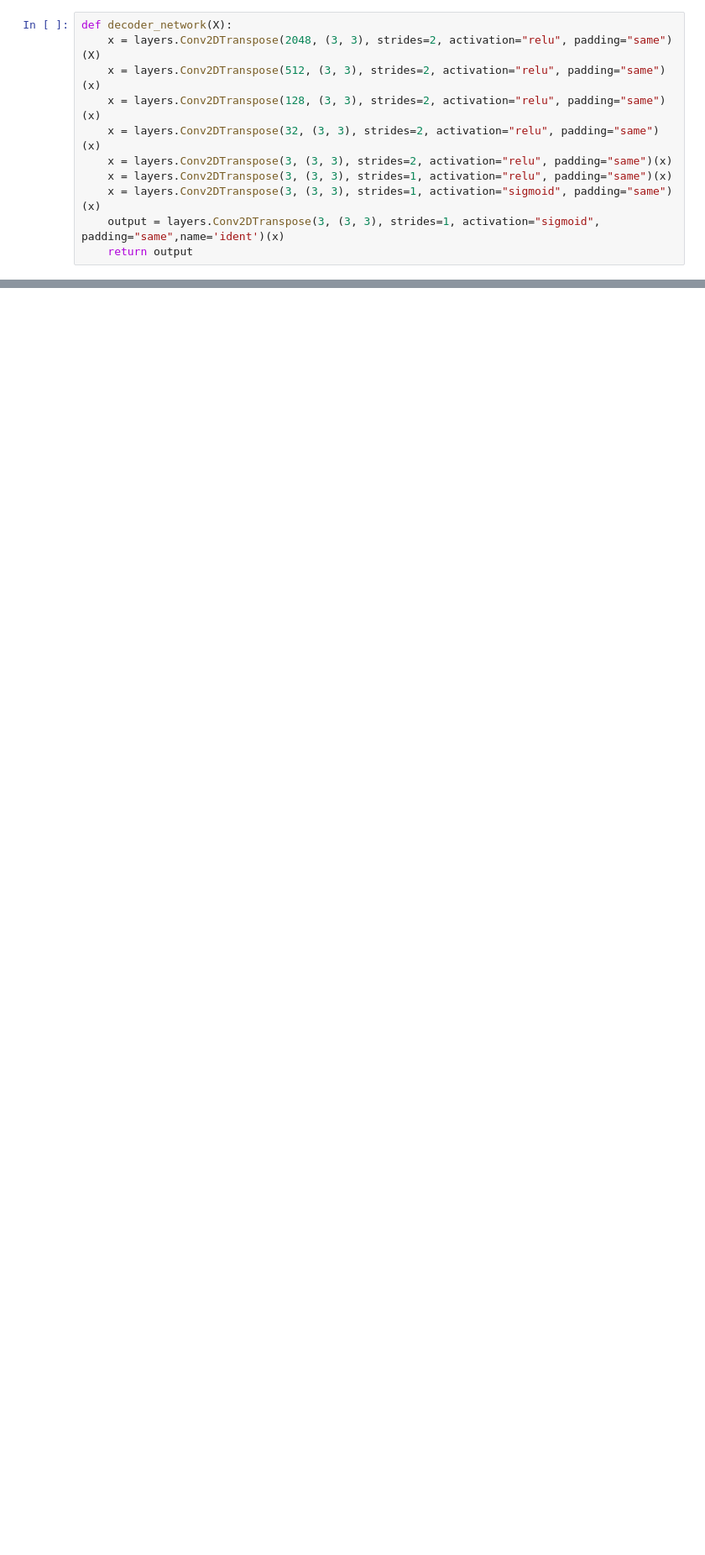
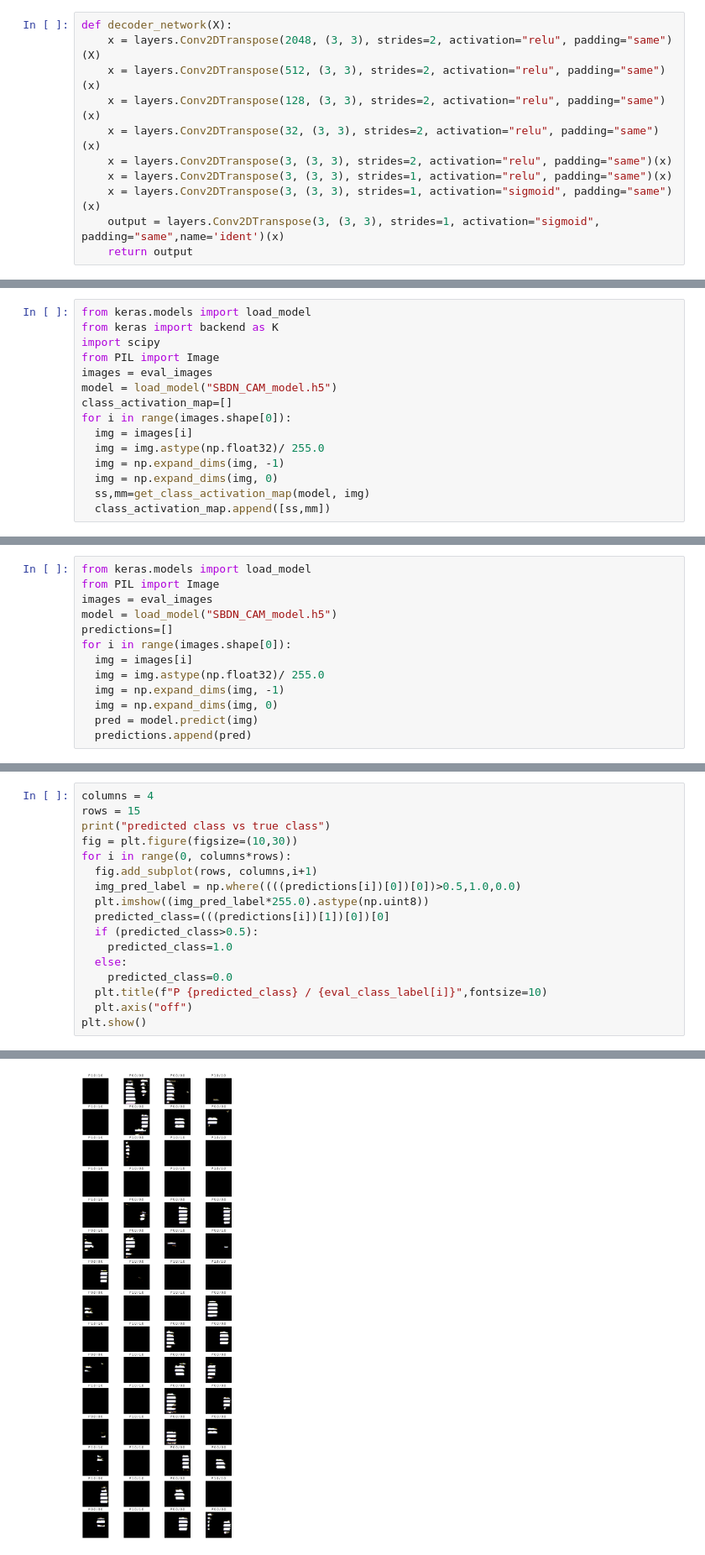
Before and after one commit to MasoudMoeini/Google-Street-View-Images-Blur-Detection, a Jupyter notebook: SBDN_CAM.ipynb, the cells around one changed output, grey strips where cells are left out. Shown at 84% size. Drawn from its saved outputs; the diff is of its cells as text; blank space fills up the shorter version.

```diff
--- a/SBDN_CAM.ipynb
+++ b/SBDN_CAM.ipynb
@@ -177,0 +232,15 @@ KeyboardInterrupt: ignored
+# %%
+from keras.models import load_model
+from keras import backend as K
+import scipy
+from PIL import Image
+images = eval_images
+model = load_model("SBDN_CAM_model.h5")
+class_activation_map=[]
+for i in range(images.shape[0]):
+  img = images[i]
+  img = img.astype(np.float32)/ 255.0
+  img = np.expand_dims(img, -1)
+  img = np.expand_dims(img, 0)
+  ss,mm=get_class_activation_map(model, img)
+  class_activation_map.append([ss,mm])
@@ -177,0 +249,13 @@ KeyboardInterrupt: ignored
+# %%
+from keras.models import load_model
+from PIL import Image
+images = eval_images
+model = load_model("SBDN_CAM_model.h5")
+predictions=[]
+for i in range(images.shape[0]):
+  img = images[i]
+  img = img.astype(np.float32)/ 255.0
+  img = np.expand_dims(img, -1)
+  img = np.expand_dims(img, 0)
+  pred = model.predict(img)
+  predictions.append(pred)
@@ -177,0 +278,18 @@ KeyboardInterrupt: ignored
+# %%
+columns = 4
+rows = 15
+print("predicted class vs true class")
+fig = plt.figure(figsize=(10,30))
+for i in range(0, columns*rows):
+  fig.add_subplot(rows, columns,i+1)
+  img_pred_label = np.where((((predictions[i])[0])[0])>0.5,1.0,0.0)
+  plt.imshow((img_pred_label*255.0).astype(np.uint8))
+  predicted_class=(((predictions[i])[1])[0])[0]
+  if (predicted_class>0.5):
+    predicted_class=1.0
+  else:
+    predicted_class=0.0
+  plt.title(f"P {predicted_class} / {eval_class_label[i]}",fontsize=10)
+  plt.axis("off")
+plt.show()
+# %% [output]
@@ -177,0 +297 @@ KeyboardInterrupt: ignored
+[figure, added]
```
Also changed, not shown: parts of 14 cells of this notebook.
